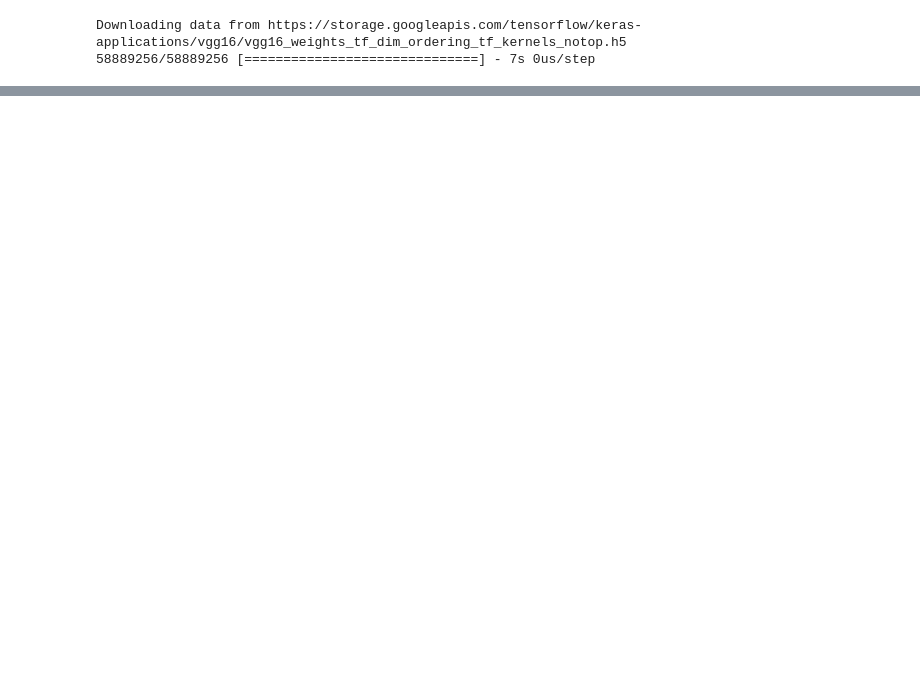
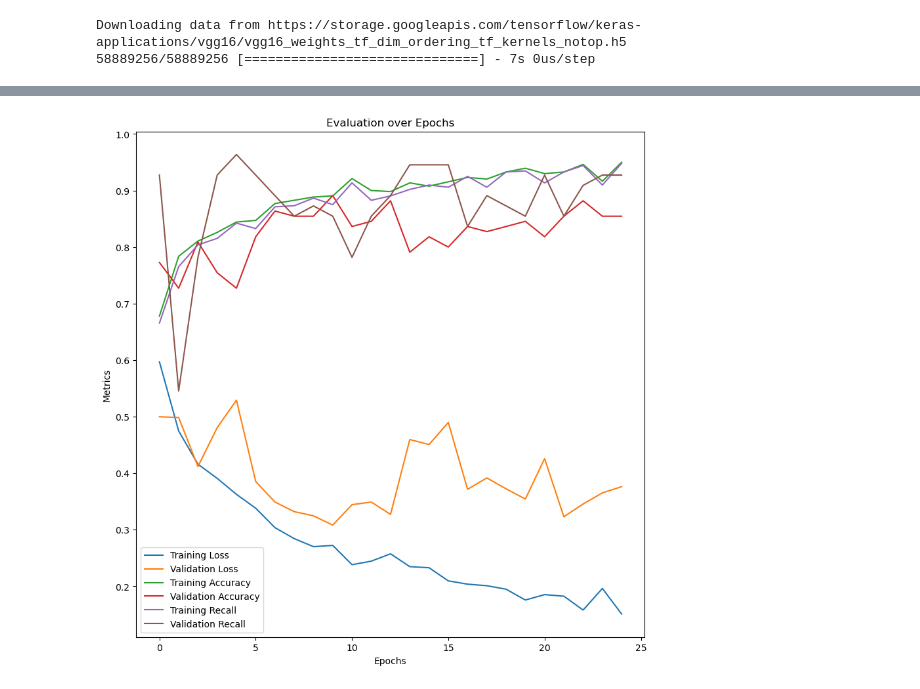
Before and after one commit to oshepad/cargo-holds-image-classification, a Jupyter notebook: code/07_Transfer_Learning.ipynb, the cells around one changed output, grey strips where cells are left out. Drawn from its saved outputs; the diff is of its cells as text; code cells hidden in the pictures; blank space fills up the shorter version.

```diff
--- a/code/07_Transfer_Learning.ipynb
+++ b/code/07_Transfer_Learning.ipynb
@@ -23,0 +43,12 @@ model = Model(inputs=base_model.input, outputs=x)
+# %%
+# create top layer for transfer model
+trans_vgg16 = Sequential()
+trans_vgg16.add(base_model)
+trans_vgg16.add(Flatten())
+trans_vgg16.add(Dense(1, activation='sigmoid'))
+
+# compile
+trans_vgg16.compile(optimizer='adam', loss='bce', metrics=['accuracy', 'AUC', Precision(), Recall()])
+
+# architecture
+trans_vgg16.summary()
@@ -23,0 +114,8 @@ model = Model(inputs=base_model.input, outputs=x)
+# %%
+# add callbacks
+checkpoint_path='../assets/saved_models/vgg16_models/'
+checkpoint_vgg16 = ModelCheckpoint(checkpoint_path, monitor='val_accuracy', save_best_only=True, verbose=1, save_weights_only=False)
+earlystopping_vgg16 = EarlyStopping(restore_best_weights=True, monitor='val_accuracy', min_delta=0, patience=15, verbose=1, mode='auto')
+
+# fit model
+history_trans_vgg16 = trans_vgg16.fit(train_generator, epochs=25, validation_data=validation_generator, callbacks=[earlystopping_vgg16, checkpoint_vgg16])
@@ -23,0 +150,16 @@ model = Model(inputs=base_model.input, outputs=x)
+# %%
+# plotting the training and validation metrics over epochs
+plt.figure(figsize=(10,10))
+plt.plot(history_trans_vgg16.history['loss'], label='Training Loss', )
+plt.plot(history_trans_vgg16.history['val_loss'], label='Validation Loss')
+plt.plot(history_trans_vgg16.history['accuracy'], label='Training Accuracy')
+plt.plot(history_trans_vgg16.history['val_accuracy'], label='Validation Accuracy')
+plt.plot(history_trans_vgg16.history['recall_1'], label='Training Recall')
+plt.plot(history_trans_vgg16.history['val_recall_1'], label='Validation Recall')
+plt.title('Evaluation over Epochs')
+plt.xlabel('Epochs')
+plt.ylabel('Metrics')
+plt.legend()
+plt.show()
+# %% [output]
+[figure, added]
```
Also changed, not shown: parts of 13 cells of this notebook, 33 other files.
